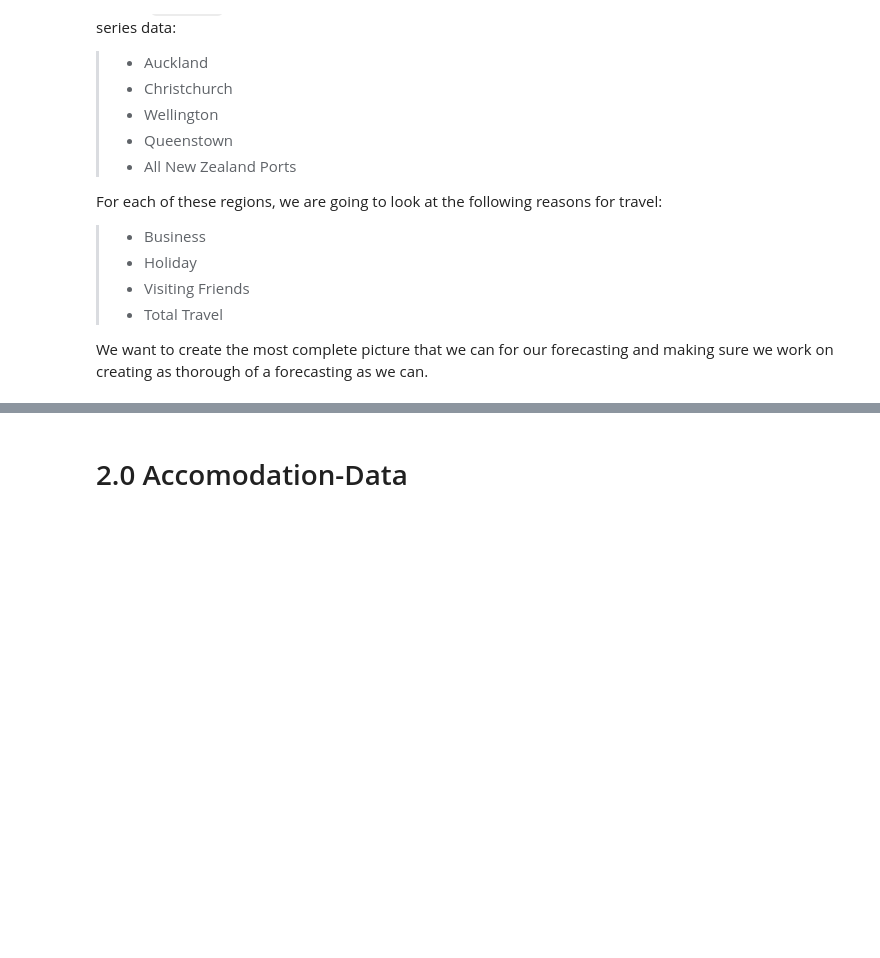
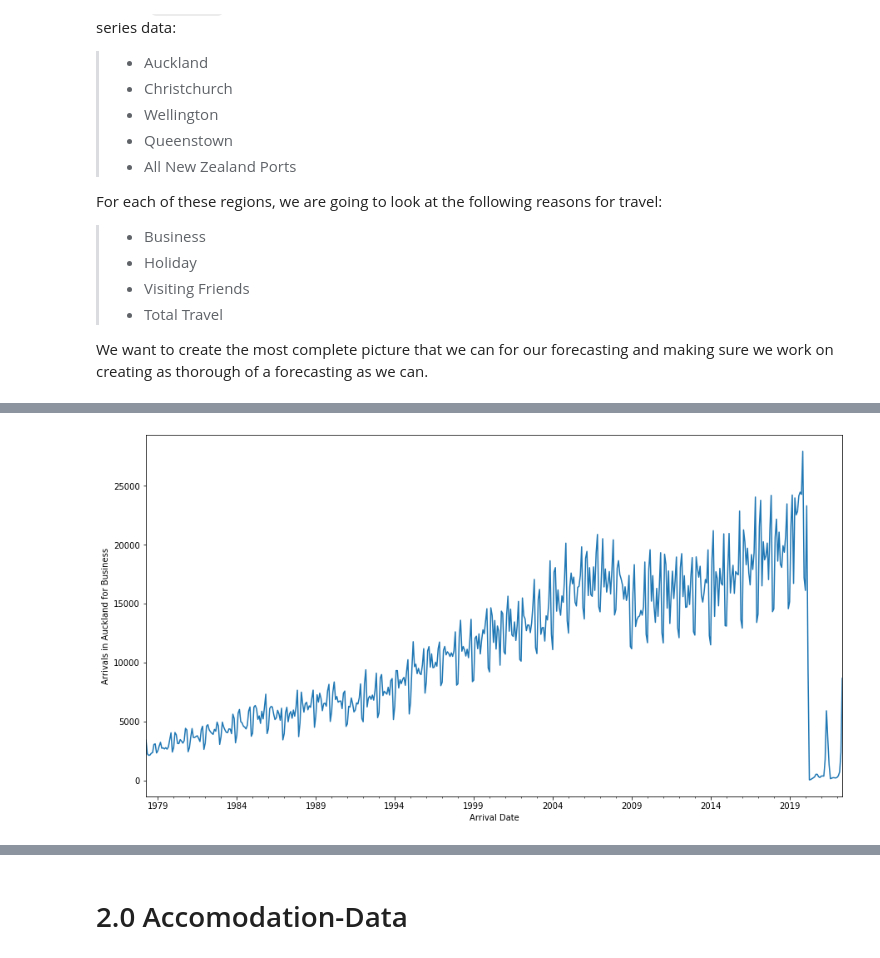
Before and after one commit to lutimoth/Tourism-Forecasting, a Jupyter notebook: Notebooks/Pre-process and Modeling for New Zealand Forecasting Data.ipynb, the cells around one changed output, grey strips where cells are left out. Cells and saved outputs as stored; diff of their text form; code cells hidden in the pictures; blank space fills up the shorter version.

Commit message:
Begin pre-processing, draw from previous notebooks

```diff
--- a/Notebooks/Pre-process and Modeling for New Zealand Forecasting Data.ipynb
+++ b/Notebooks/Pre-process and Modeling for New Zealand Forecasting Data.ipynb
@@ -53,3 +53,9 @@ For each of these regions, we are going to look at the following reasons for tra
 > - Total Travel
 
 We want to create the most complete picture that we can for our forecasting and making sure we work on creating as thorough of a forecasting as we can.
+# %%
+## Load our Tourism Data
+# Check how columns are parsed
+arrivals = pd.read_csv('../NZ Data/Arrivals Data Cleaned.csv', skipinitialspace = True, parse_dates = True, \
+                       index_col = 0)
+arrivals.columns
@@ -55,0 +80,4 @@ We want to create the most complete picture that we can for our forecasting and
+# %%
+# Remove extra white space at end of column
+arrivals.columns = arrivals.columns.str.replace(r' $','', regex = True)
+arrivals.columns
@@ -55,0 +125,10 @@ We want to create the most complete picture that we can for our forecasting and
+# %%
+# Lets start with modeling our Auckland data as a test and create a piepeline which will help us speed up the process
+
+
+arrivals['BusinessAuckland'].plot(figsize = (15,8))
+plt.xlabel('Arrival Date')
+plt.ylabel('Arrivals in Auckland for Business')
+plt.show()
+# %% [output]
+[figure, added]
```
Also changed, not shown: parts of 25 cells of this notebook.
